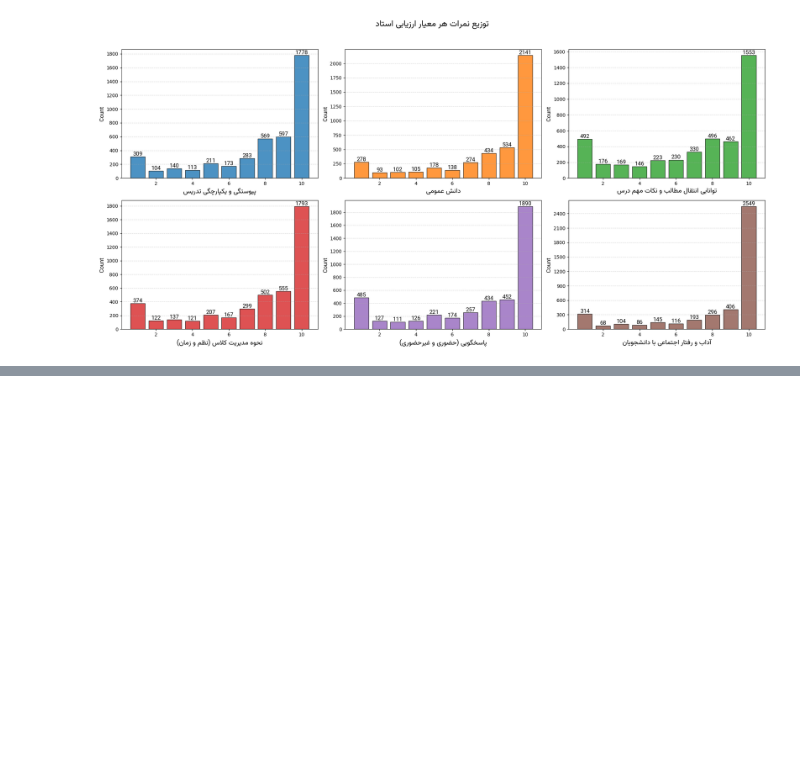
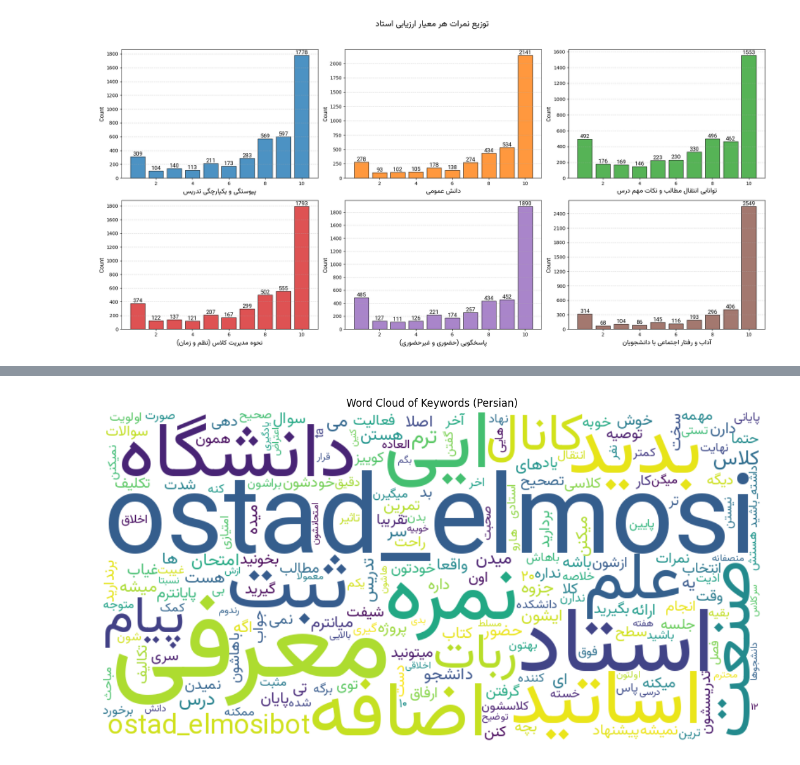
Before and after one commit to hiradsajde/telegram-rpc-reader, a Jupyter notebook: notebook.ipynb, the cells around one changed output, grey strips where cells are left out. Saved outputs shown, nothing was run; the diff lists cells and outputs as text; code cells hidden in the pictures; blank space fills up the shorter version.

```diff
--- a/notebook.ipynb
+++ b/notebook.ipynb
@@ -213,7 +201,7 @@ def parse_message(text: str) -> dict:
         if m:
             result["professor_name_raw"] = m.group(1).strip()
 
-        m = re.search(r"🏫\s*#?(.+)", text)
+        m = re.search(r"🏫\s*#([^\n]+)", text)
         if m:
             result["department"] = m.group(1).strip()
 
@@ -257,3 +245,16 @@ def parse_df(df: pd.DataFrame) -> pd.DataFrame:
     parsed_df = pd.json_normalize(parsed_data)
     df_parsed = pd.concat([df.reset_index(drop=True), parsed_df], axis=1)
     return df_parsed
+
+
+df_parsed = parse_df(df)
+
+    # ---------------- EDA examples ----------------
+print("\n📊 EDA Summary")
+print("Total messages:", len(df_parsed))
+print("Unique professors:", df_parsed["professor_name_raw"].nunique())
+print("Rating columns distribution:")
+print(df_parsed[[f"rating_{i}" for i in range(1,7)]].describe())
+
+# Parse Errors
+print("Parse errors:", df_parsed["error_parse"].sum())
@@ -569,0 +700,68 @@ print(df[[
+# %%
+import pandas as pd
+from sklearn.feature_extraction.text import TfidfVectorizer
+from wordcloud import WordCloud
+import matplotlib.pyplot as plt
+from tqdm import tqdm
+from IPython.display import display
+import numpy as np
+
+# =========================
+# 1. TF-IDF for whole dataset
+# =========================
+vectorizer = TfidfVectorizer(max_features=2000, stop_words=None)  # texts already preprocessed
+tfidf_matrix = vectorizer.fit_transform(df['text_clean'])
+
+# Compute mean TF-IDF per word without converting to DataFrame
+tfidf_mean = np.array(tfidf_matrix.mean(axis=0)).flatten()
+feature_names = vectorizer.get_feature_names_out()
+tfidf_series = pd.Series(tfidf_mean, index=feature_names).sort_values(ascending=False)
+
+print("Top 20 keywords for the whole dataset:")
+display(tfidf_series.head(20))
+
+# =========================
+# 2. WordCloud for the whole dataset
+# =========================
+wordcloud = WordCloud(
+    font_path="fonts/Vazirmatn-Regular.ttf",  # Persian font
+    width=800,
+    height=400,
+    background_color='white'
+).generate_from_frequencies(tfidf_series.to_dict())
+
+plt.figure(figsize=(15, 7))
+plt.imshow(wordcloud, interpolation='bilinear')
+plt.axis('off')
+plt.title("Word Cloud of Keywords (Persian)")
+plt.show()
+
+# =========================
+# 3. WordCloud per topic (fast method)
+# =========================
+if 'topic' in df.columns:
+    topics = [t for t in df['topic'].unique() if t != -1]  # skip outliers
+    for topic_num in tqdm(topics, desc="Generating topic WordClouds", ncols=100):
+        topic_texts = df[df['topic'] == topic_num]['text_clean']
+        if len(topic_texts) == 0:
+            continue
+
+        # join all texts in this topic
+        topic_text_str = " ".join(topic_texts).strip()
+
+        if not topic_text_str:  # skip if text is empty
+            continue
+
+        wc = WordCloud(
+            font_path="fonts/Vazirmatn-Regular.ttf",
+            width=800,
+            height=400,
+            background_color='white'
+        ).generate(topic_text_str)
+
+        plt.figure(figsize=(12, 5))
+        plt.imshow(wc, interpolation='bilinear')
+        plt.axis('off')
+        plt.title(f"Word Cloud for Topic {topic_num}")
+        plt.show()
+# %% [output]
@@ -569,0 +786 @@ print(df[[
+[figure, added]
```
Also changed, not shown: parts of 25 cells of this notebook, 1 other file.
